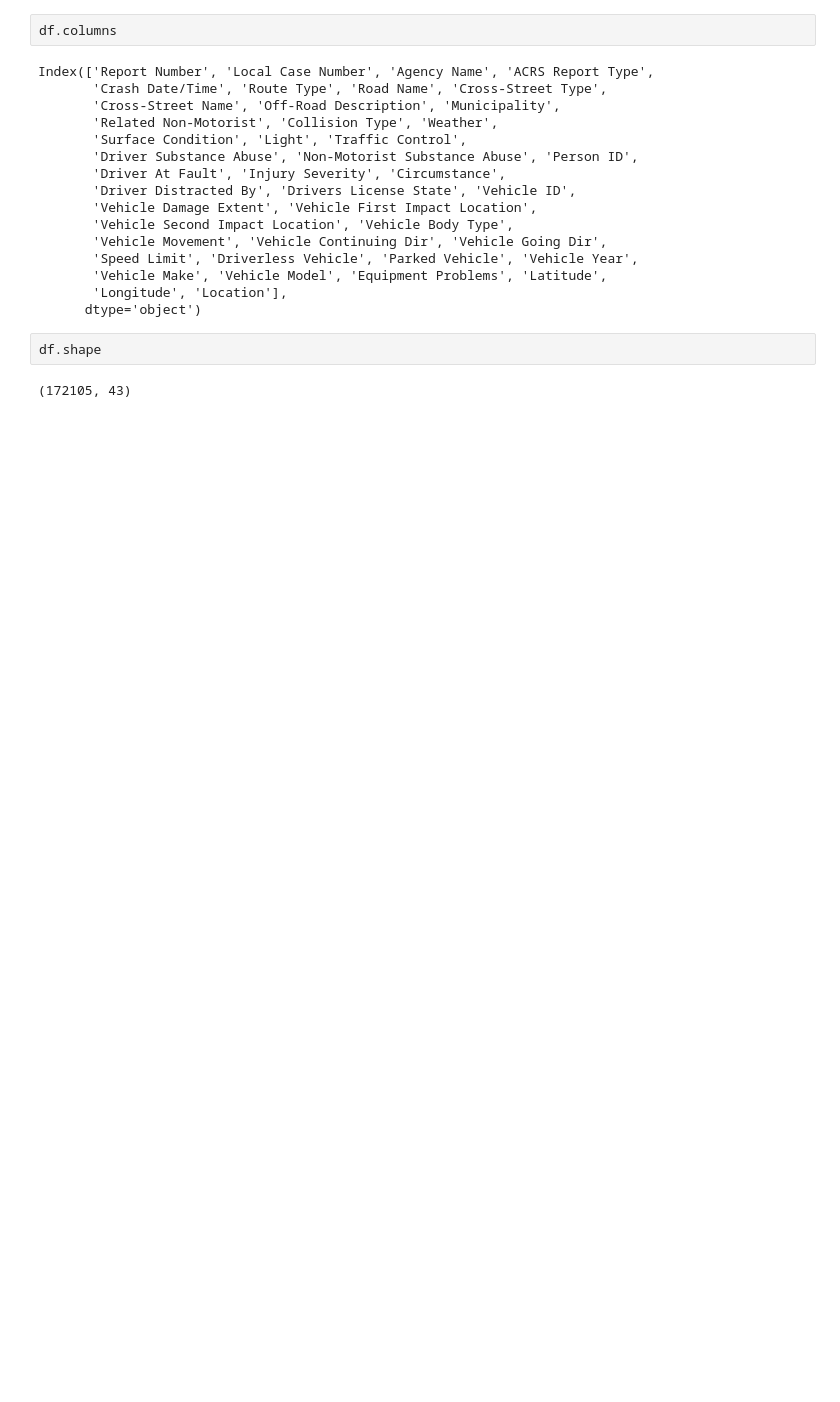
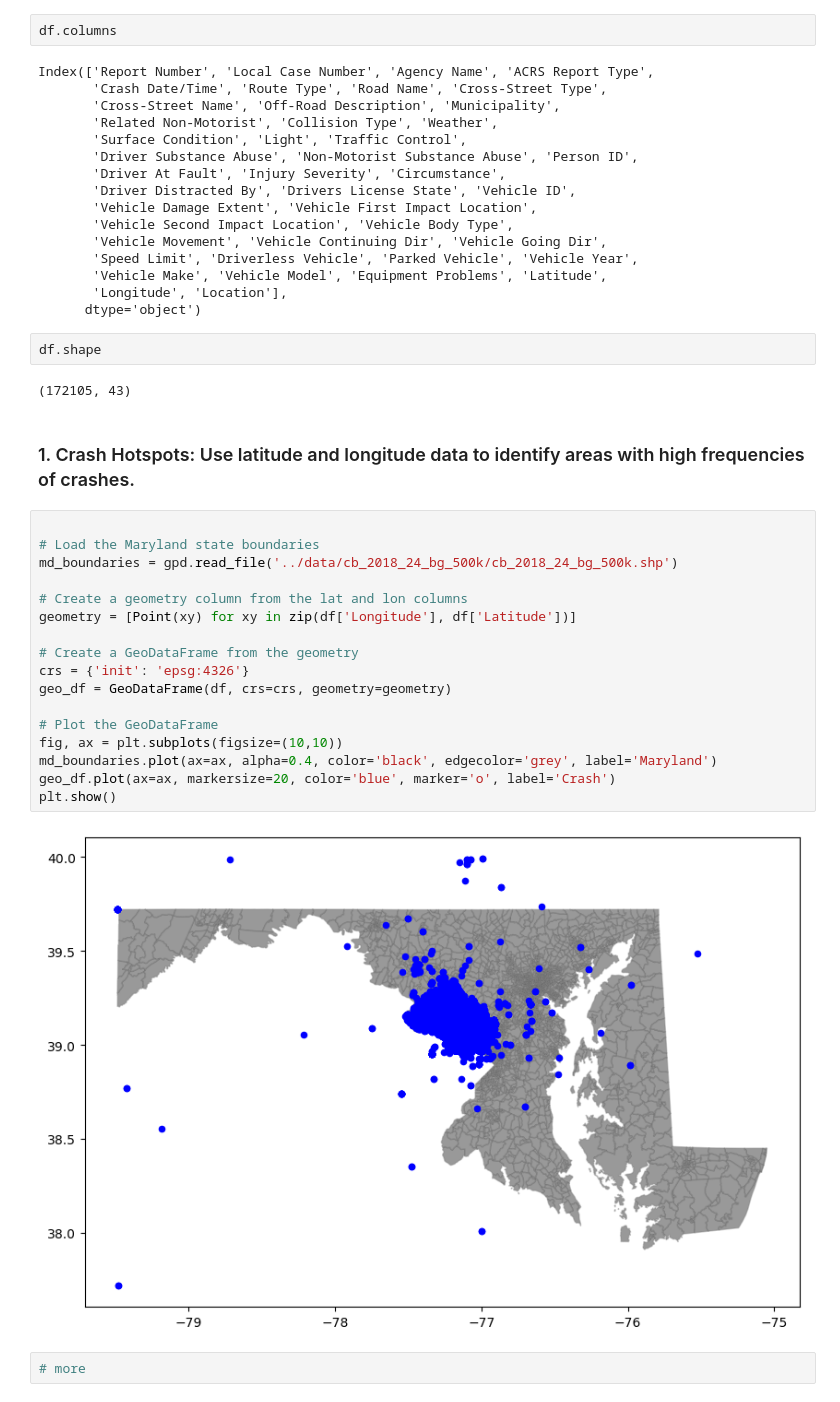
Before and after one commit to ris3abh/Collisions_prediction, a Jupyter notebook: code/EDA_rishabh.ipynb, the cells around one changed output. Cells and saved outputs as stored; diff of their text form; blank space fills up the shorter version.

```diff
--- a/code/EDA_rishabh.ipynb
+++ b/code/EDA_rishabh.ipynb
@@ -37,3 +37,26 @@ Index(['Report Number', 'Local Case Number', 'Agency Name', 'ACRS Report Type',
 df.shape
 # %% [output]
 (172105, 43)
+# %% [markdown]
+### 1.	Crash Hotspots: Use latitude and longitude data to identify areas with high frequencies of crashes.
+# %%
+
+# Load the Maryland state boundaries
+md_boundaries = gpd.read_file('../data/cb_2018_24_bg_500k/cb_2018_24_bg_500k.shp')
+
+# Create a geometry column from the lat and lon columns
+geometry = [Point(xy) for xy in zip(df['Longitude'], df['Latitude'])]
+
+# Create a GeoDataFrame from the geometry
+crs = {'init': 'epsg:4326'}
+geo_df = GeoDataFrame(df, crs=crs, geometry=geometry)
+
+# Plot the GeoDataFrame
+fig, ax = plt.subplots(figsize=(10,10))
+md_boundaries.plot(ax=ax, alpha=0.4, color='black', edgecolor='grey', label='Maryland')
+geo_df.plot(ax=ax, markersize=20, color='blue', marker='o', label='Crash')
+plt.show()
+# %% [output]
+[figure, added]
+# %%
+# more
```
Also changed, not shown: parts of 2 cells of this notebook, 3 other files.
